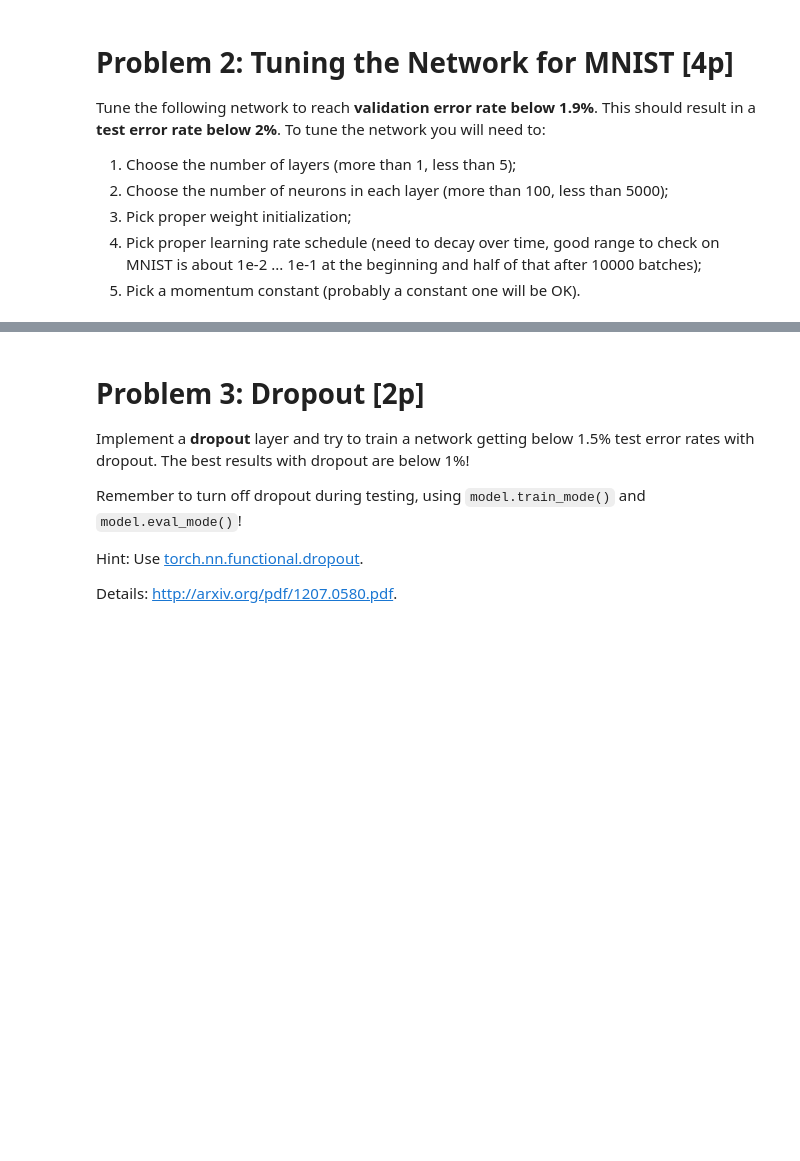
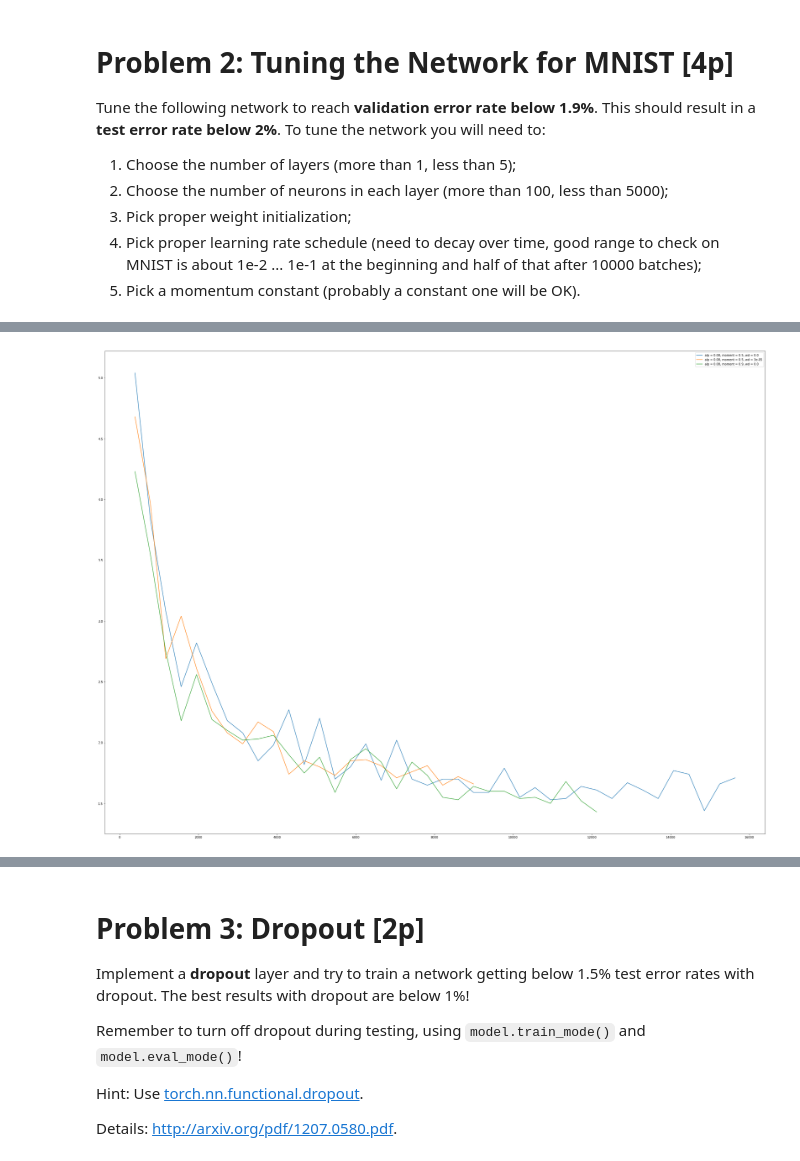
Before and after one commit to Satyrr/University, a Jupyter notebook: Neural Networks/assignment4/Assignment4.ipynb, the cells around one changed output, grey strips where cells are left out. Cells and saved outputs as stored; diff of their text form; code cells hidden in the pictures; blank space fills up the shorter version.

```diff
--- a/Neural Networks/assignment4/Assignment4.ipynb
+++ b/Neural Networks/assignment4/Assignment4.ipynb
@@ -458,0 +617,10 @@ tune the network you will need to:
+# %%
+figsize(40,30)
+plt.figure()
+
+for hist in histories:
+    hist_err = np.array(hist[0]['val_errs'])
+    plot(hist_err[:,0], hist_err[:,1], label='alp = {0}, moment = {1}, wd = {2}'.format(hist[1], hist[2], hist[3]))
+    legend()
+# %% [output]
+[figure, added]
```
Also changed, not shown: parts of 20 cells of this notebook, 8 other files.
